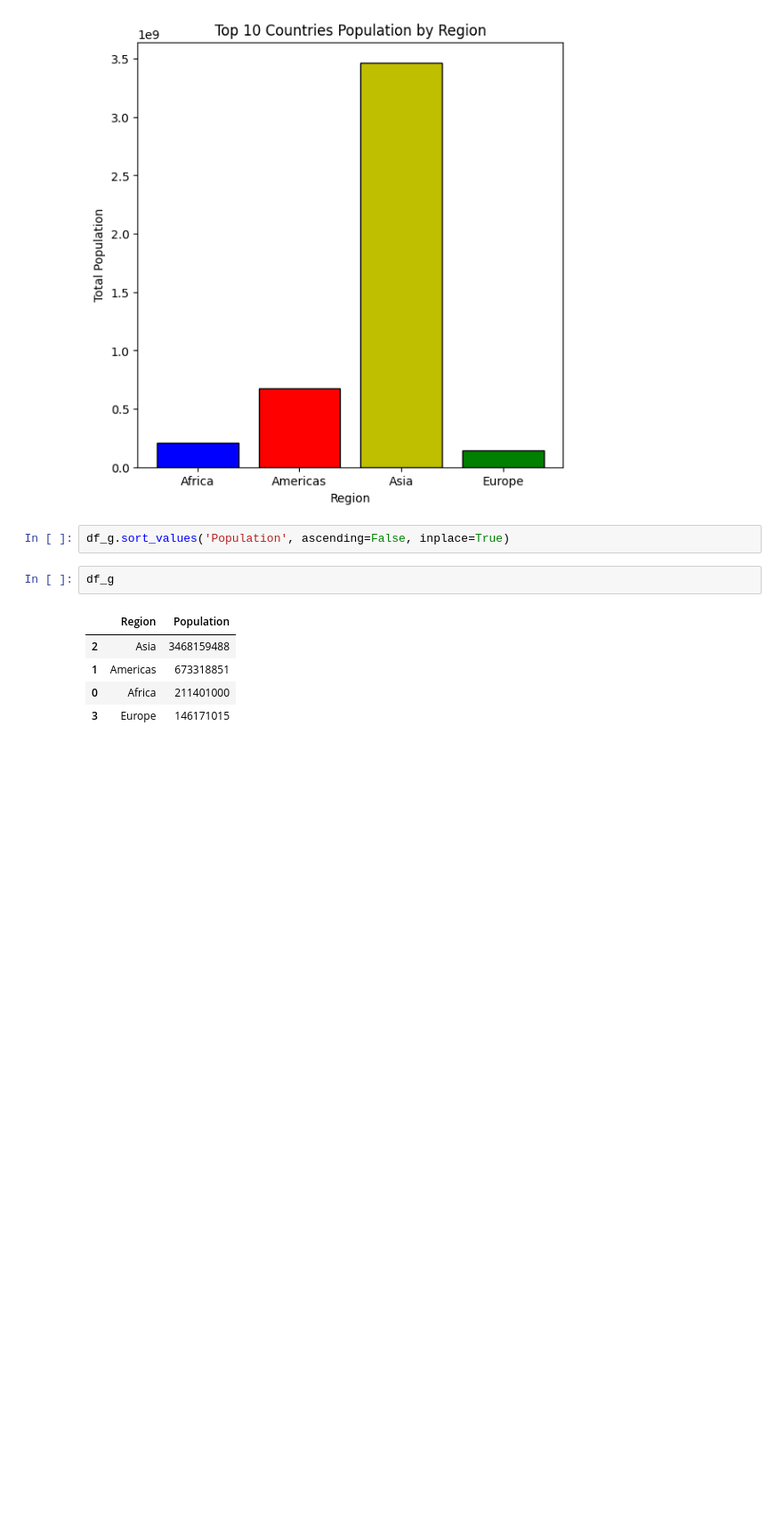
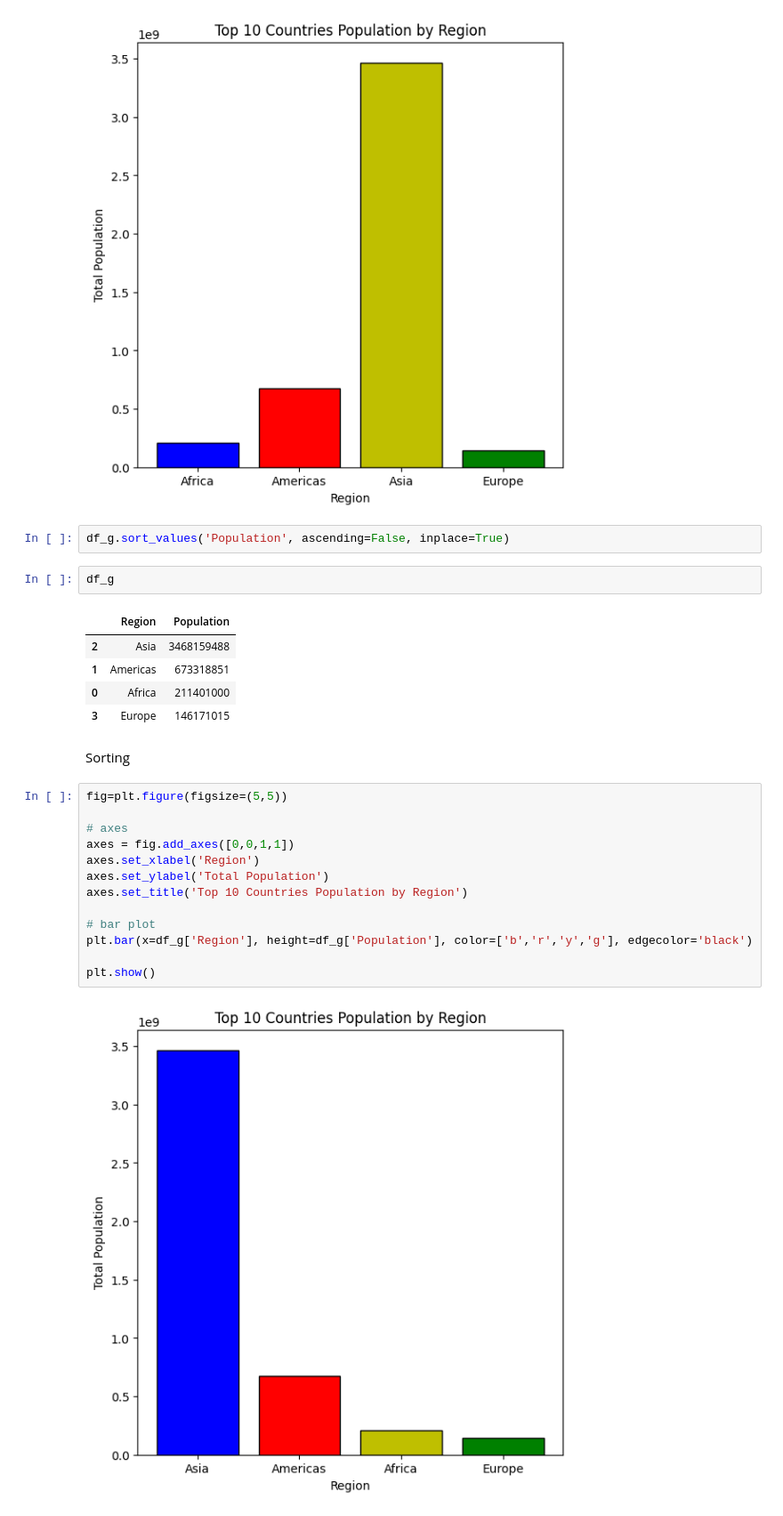
Before and after one commit to KeerthanaSistla/Python-for-Data-Analysis-Visualization, a Jupyter notebook: Matplotlib.ipynb, the cells around one changed output. Shown at 89% size. Cells and saved outputs as stored; diff of their text form; blank space fills up the shorter version.

```diff
--- a/Matplotlib.ipynb
+++ b/Matplotlib.ipynb
@@ -312,3 +312,20 @@ df_g
 | 1 | Americas | 673318851 |
 | 0 | Africa | 211401000 |
 | 3 | Europe | 146171015 |
+# %% [markdown]
+Sorting
+# %%
+fig=plt.figure(figsize=(5,5))
+
+# axes
+axes = fig.add_axes([0,0,1,1])
+axes.set_xlabel('Region')
+axes.set_ylabel('Total Population')
+axes.set_title('Top 10 Countries Population by Region')
+
+# bar plot
+plt.bar(x=df_g['Region'], height=df_g['Population'], color=['b','r','y','g'], edgecolor='black')
+
+plt.show()
+# %% [output]
+[figure, added]
```
Also changed, not shown: parts of 2 cells of this notebook.
